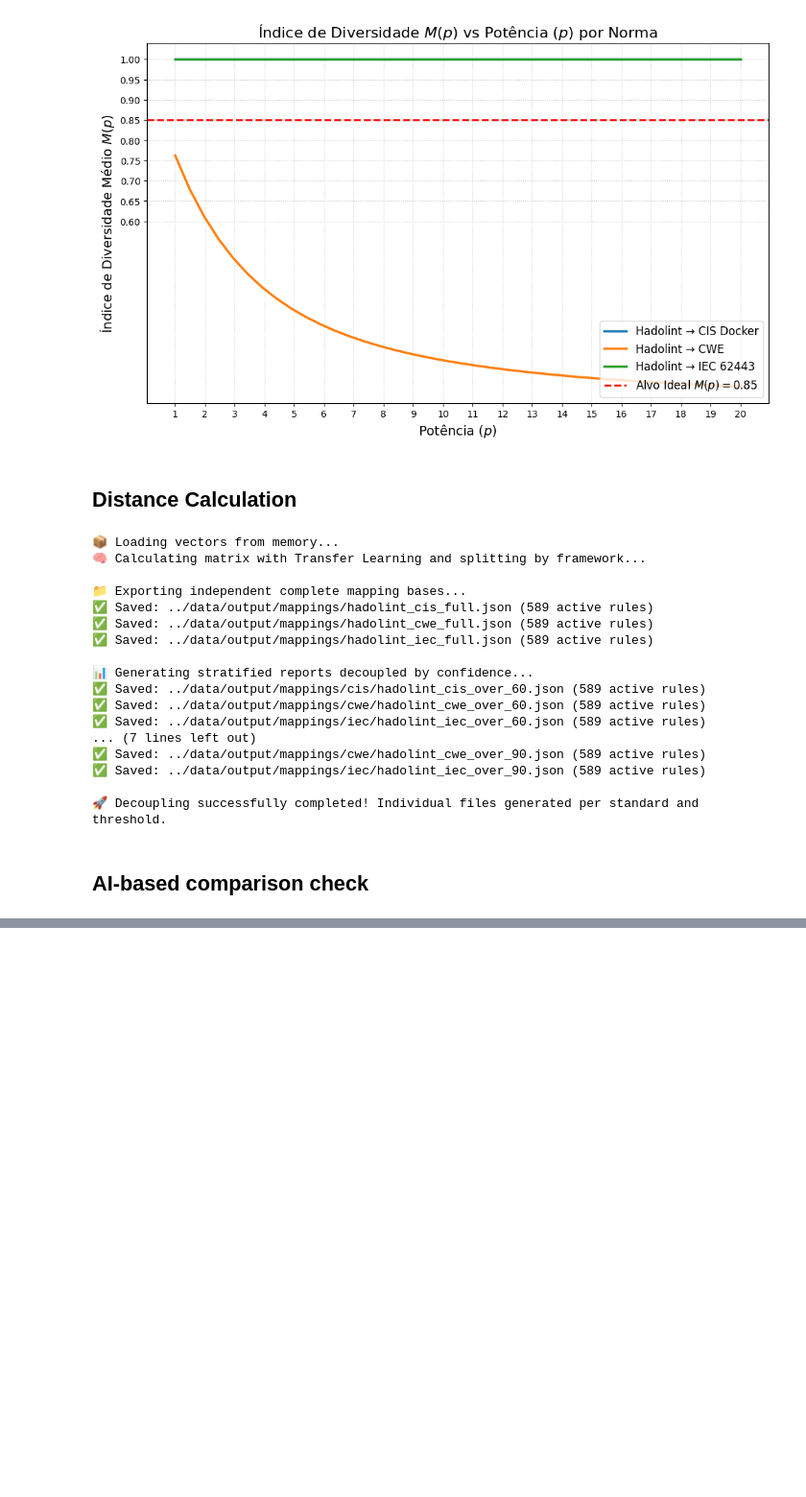
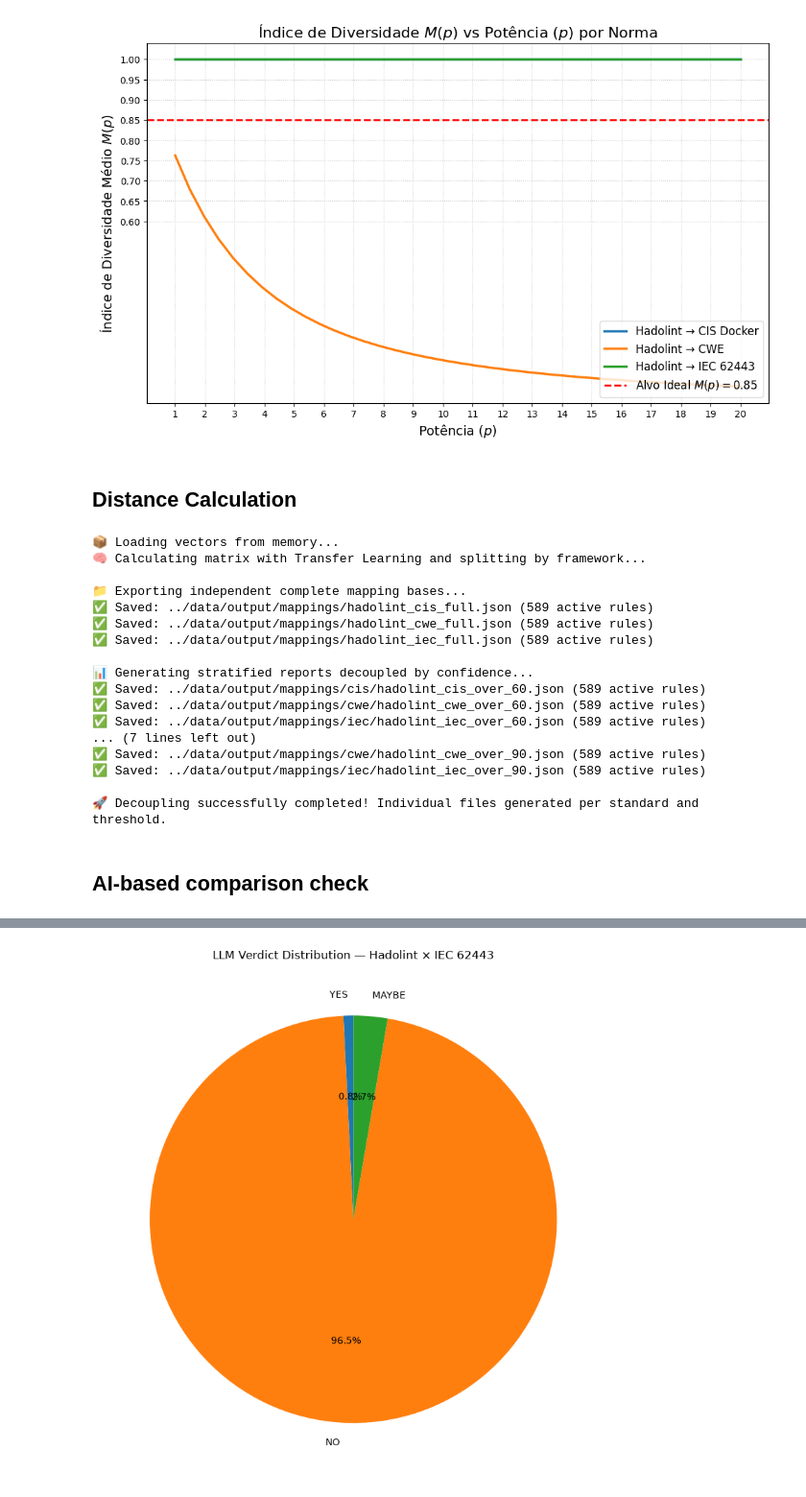
Before and after one commit to brenoms2001/Hadolint-Mappings, a Jupyter notebook: notebooks/processing.ipynb, the cells around one changed output, grey strips where cells are left out. Shown at 96% size. Cells and saved outputs as stored; diff of their text form; code cells hidden in the pictures; blank space fills up the shorter version.

Commit message:
checkpoint before AI clean up

```diff
--- a/notebooks/processing.ipynb
+++ b/notebooks/processing.ipynb
@@ -437,0 +1454,89 @@ print(f"📊 Audit spreadsheet successfully generated at: {output_excel_path}")
+# %%
+import pandas as pd
+import matplotlib.pyplot as plt
+
+# ============================================================
+# CONFIGURATION
+# ============================================================
+
+INPUT_FILE = "../data/output/mappings/Hadolint_IEC_Audit_Spreadsheet.xlsx"
+OUTPUT_IMAGE = "../data/output/mappings/LLM_Verdict_Distribution.png"
+
+# ============================================================
+# LOAD DATA
+# ============================================================
+
+df = pd.read_excel(INPUT_FILE)
+
+# Normalize verdicts
+verdicts = (
+    df["LLM_Verdict"]
+    .astype(str)
+    .str.strip()
+    .str.upper()
+)
+
+# Count all expected verdicts
+counts = verdicts.value_counts()
+
+yes_count = counts.get("YES", 0)
+no_count = counts.get("NO", 0)
+maybe_count = counts.get("MAYBE", 0)
+
+total = yes_count + no_count + maybe_count
+
+# ============================================================
+# PRINT RESULTS
+# ============================================================
+
+print("\nLLM VERDICT DISTRIBUTION")
+print("=" * 30)
+
+print(f"YES:   {yes_count:4d} ({yes_count / total * 100:.2f}%)")
+print(f"NO:    {no_count:4d} ({no_count / total * 100:.2f}%)")
+print(f"MAYBE: {maybe_count:4d} ({maybe_count / total * 100:.2f}%)")
+
+print("-" * 30)
+print(f"TOTAL: {total:4d}")
+
+# Check for unexpected values
+expected = {"YES", "NO", "MAYBE"}
+unexpected = set(verdicts.unique()) - expected
+
+if unexpected:
+    print("\n⚠️ Unexpected verdicts found:")
+    for value in sorted(unexpected):
+        print(f"  {value}")
+
+# ============================================================
+# PIE CHART
+# ============================================================
+
+labels = ["YES", "NO", "MAYBE"]
+values = [yes_count, no_count, maybe_count]
+
+plt.figure(figsize=(8, 8))
+
+plt.pie(
+    values,
+    labels=labels,
+    autopct="%1.1f%%",
+    startangle=90
+)
+
+plt.title(
+    "LLM Verdict Distribution — Hadolint × IEC 62443"
+)
+
+plt.tight_layout()
+
+plt.savefig(
+    OUTPUT_IMAGE,
+    dpi=300,
+    bbox_inches="tight"
+)
+
+plt.show()
+
+print(f"\n📊 Chart saved to: {OUTPUT_IMAGE}")
+# %% [output]
@@ -437,0 +1550 @@ print(f"📊 Audit spreadsheet successfully generated at: {output_excel_path}")
+[figure, added]
```
Also changed, not shown: parts of 3 cells of this notebook, 29 other files.
